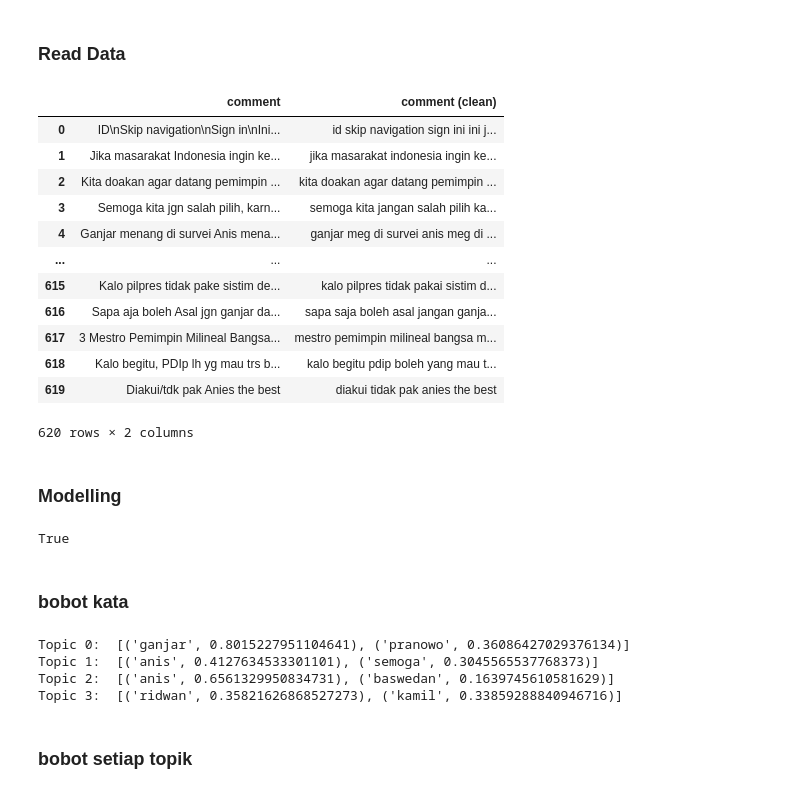
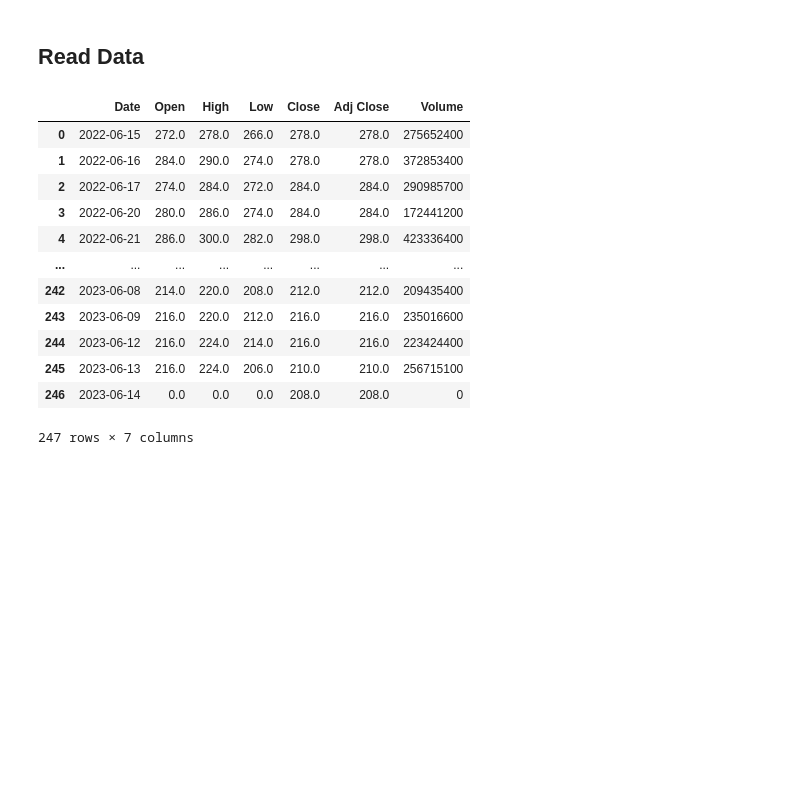
Before and after one commit to errjak/prosainsdata, a Jupyter notebook: _sources/notebooks10.ipynb, the cells around one changed output. Cells and saved outputs as stored; diff of their text form; code cells hidden in the pictures; blank space fills up the shorter version.

```diff
--- a/_sources/notebooks10.ipynb
+++ b/_sources/notebooks10.ipynb
@@ -3,2 +8,2 @@
 # %% [markdown]
-### Read Data
+## Read Data
@@ -9,26 +10,20 @@ warnings.filterwarnings('ignore')
 # %%
 import pandas as pd
-df = pd.read_csv(
-    'https://raw.githubusercontent.com/errjak/dataset/main/datacomment.csv')
-df
+data = pd.read_csv(
+    'https://raw.githubusercontent.com/errjak/dataset/main/BUKA.JK.csv')
+
+data
 # %% [output]
-|  | comment | comment (clean) |
-| 0 | ID\nSkip navigation\nSign in\nIni... | id skip navigation sign ini ini j... |
-| 1 | Jika masarakat Indonesia ingin ke... | jika masarakat indonesia ingin ke... |
-| 2 | Kita doakan agar datang pemimpin ... | kita doakan agar datang pemimpin ... |
-| 3 | Semoga kita jgn salah pilih, karn... | semoga kita jangan salah pilih ka... |
-| 4 | Ganjar menang di survei Anis mena... | ganjar meg di survei anis meg di ... |
-| ... | ... | ... |
-| 615 | Kalo pilpres tidak pake sistim de... | kalo pilpres tidak pakai sistim d... |
-| 616 | Sapa aja boleh Asal jgn ganjar da... | sapa saja boleh asal jangan ganja... |
-| 617 | 3 Mestro Pemimpin Milineal Bangsa... | mestro pemimpin milineal bangsa m... |
-| 618 | Kalo begitu, PDIp lh yg mau trs b... | kalo begitu pdip boleh yang mau t... |
-| 619 | Diakui/tdk pak Anies the best | diakui tidak pak anies the best |
+|  | Date | Open | High | Low | Close | Adj Close | Volume |
+| 0 | 2022-06-15 | 272.0 | 278.0 | 266.0 | 278.0 | 278.0 | 275652400 |
+| 1 | 2022-06-16 | 284.0 | 290.0 | 274.0 | 278.0 | 278.0 | 372853400 |
+| 2 | 2022-06-17 | 274.0 | 284.0 | 272.0 | 284.0 | 284.0 | 290985700 |
+| 3 | 2022-06-20 | 280.0 | 286.0 | 274.0 | 284.0 | 284.0 | 172441200 |
+| 4 | 2022-06-21 | 286.0 | 300.0 | 282.0 | 298.0 | 298.0 | 423336400 |
+| ... | ... | ... | ... | ... | ... | ... | ... |
+| 242 | 2023-06-08 | 214.0 | 220.0 | 208.0 | 212.0 | 212.0 | 209435400 |
+| 243 | 2023-06-09 | 216.0 | 220.0 | 212.0 | 216.0 | 216.0 | 235016600 |
+| 244 | 2023-06-12 | 216.0 | 224.0 | 214.0 | 216.0 | 216.0 | 223424400 |
+| 245 | 2023-06-13 | 216.0 | 224.0 | 206.0 | 210.0 | 210.0 | 256715100 |
+| 246 | 2023-06-14 | 0.0 | 0.0 | 0.0 | 208.0 | 208.0 | 0 |
-620 rows × 2 columns
+247 rows × 7 columns
-# %% [markdown]
-### Modelling
-# %%
-import nltk
-nltk.download('stopwords', quiet=True)
-# %% [output]
-True
@@ -54,17 +29,0 @@ lsa_matrix = svd_model.fit_transform(tfidf_matrix)
-# %% [markdown]
-### bobot kata
-# %%
-# bobot kata terhadap masing masing topik
-terms = vectorizer.get_feature_names_out()
-
-for index, component in enumerate(svd_model.components_):
-    zipped = zip(terms, component)
-    top_terms_key=sorted(zipped, key = lambda t: t[1], reverse=True)[:2]
-    print("Topic "+str(index)+": ",top_terms_key)
-# %% [output]
-Topic 0:  [('ganjar', 0.8015227951104641), ('pranowo', 0.36086427029376134)]
-Topic 1:  [('anis', 0.4127634533301101), ('semoga', 0.3045565537768373)]
-Topic 2:  [('anis', 0.6561329950834731), ('baswedan', 0.1639745610581629)]
-Topic 3:  [('ridwan', 0.35821626868527273), ('kamil', 0.33859288840946716)]
-# %% [markdown]
-### bobot setiap topik
```
Also changed, not shown: parts of 21 cells of this notebook, 6 other files.
